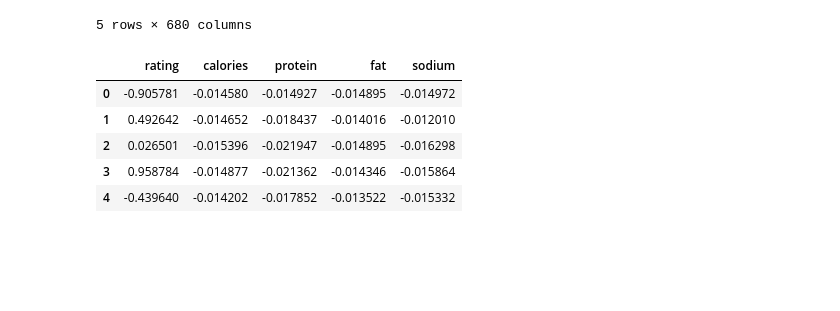
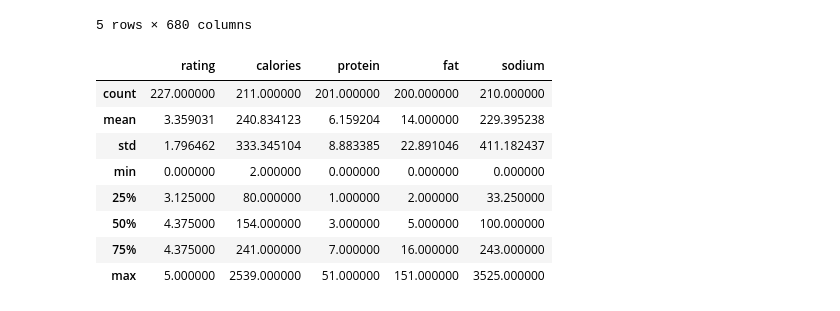
Before and after one commit to robd123/AML, a Jupyter notebook: Project2.ipynb, the cells around one changed output. Saved outputs shown, nothing was run; the diff lists cells and outputs as text; code cells hidden in the pictures; blank space fills up the shorter version.

```diff
--- a/Project2.ipynb
+++ b/Project2.ipynb
@@ -27,24 +43,12 @@ food.head()
 # %%
-food.describe()
+food_data.describe()
+# %% [output]
+|  | rating | calories | protein | fat | sodium |
+| count | 227.000000 | 211.000000 | 201.000000 | 200.000000 | 210.000000 |
+| mean | 3.359031 | 240.834123 | 6.159204 | 14.000000 | 229.395238 |
+| std | 1.796462 | 333.345104 | 8.883385 | 22.891046 | 411.182437 |
+| min | 0.000000 | 2.000000 | 0.000000 | 0.000000 | 0.000000 |
+| 25% | 3.125000 | 80.000000 | 1.000000 | 2.000000 | 33.250000 |
+| 50% | 4.375000 | 154.000000 | 3.000000 | 5.000000 | 100.000000 |
+| 75% | 4.375000 | 241.000000 | 7.000000 | 16.000000 | 243.000000 |
+| max | 5.000000 | 2539.000000 | 51.000000 | 151.000000 | 3525.000000 |
-# %%
-from sklearn.pipeline import Pipeline
-from sklearn.preprocessing import StandardScaler
-from sklearn.impute import SimpleImputer
-
-food_pipeline = Pipeline([
-        ('imputer', SimpleImputer(strategy="median")),
-        ('std_scaler', StandardScaler()),
-    ])
-
-food_data = food[['rating', 'calories', 'protein', 'fat', 'sodium']]
-food_tr = food_pipeline.fit_transform(food_data)
-food_df = pd.DataFrame(food_tr, columns=['rating', 'calories', 'protein', 'fat', 'sodium'])
-
-food_df.head()
-# %% [output]
-|  | rating | calories | protein | fat | sodium |
-| 0 | -0.905781 | -0.014580 | -0.014927 | -0.014895 | -0.014972 |
-| 1 | 0.492642 | -0.014652 | -0.018437 | -0.014016 | -0.012010 |
-| 2 | 0.026501 | -0.015396 | -0.021947 | -0.014895 | -0.016298 |
-| 3 | 0.958784 | -0.014877 | -0.021362 | -0.014346 | -0.015864 |
-| 4 | -0.439640 | -0.014202 | -0.017852 | -0.013522 | -0.015332 |
```
Also changed, not shown: parts of 5 cells of this notebook.
